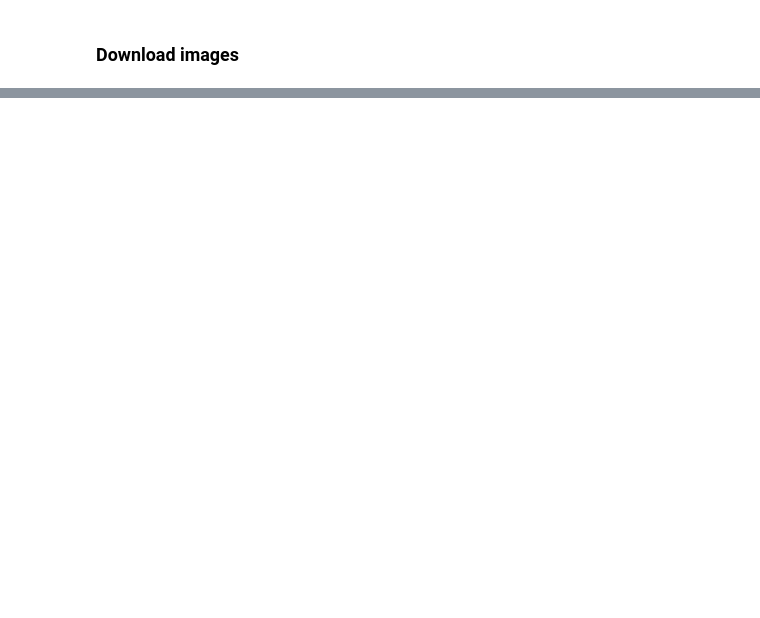
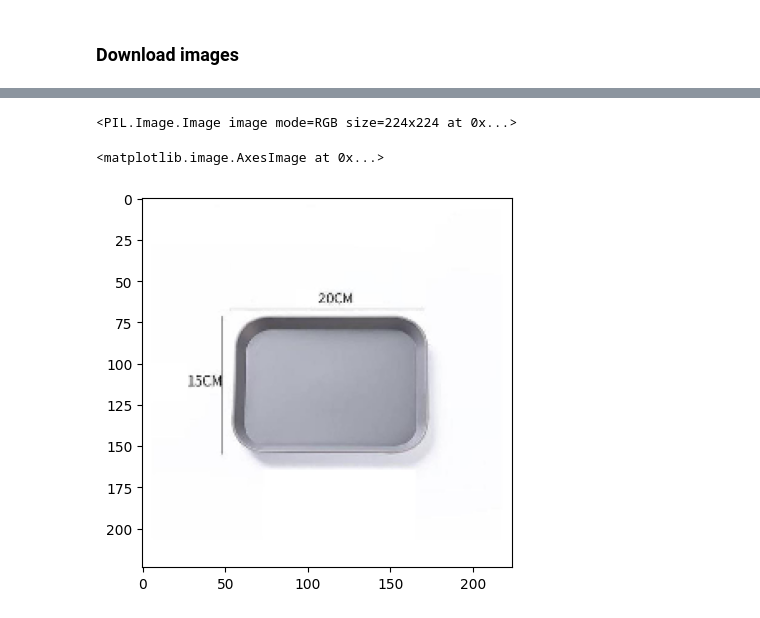
Before and after one commit to mrohith29/Amazon-ML-Hackathon, a Jupyter notebook: student_resource 3/src/test.ipynb, the cells around one changed output, grey strips where cells are left out. Saved outputs shown, nothing was run; the diff lists cells and outputs as text; code cells hidden in the pictures; blank space fills up the shorter version.

```diff
--- a/student_resource 3/src/test.ipynb
+++ b/student_resource 3/src/test.ipynb
@@ -32,0 +64,10 @@ assert len(os.listdir('../images')) > 0
+# %%
+test_image = 'E:\\github repository\\Amazon-ML-Hackathon\\student_resource 3\\images\\41-NCxNuBxL.jpg'
+Image(test_image,width=224,height=224)
+img = image.load_img(test_image, target_size=(224, 224))
+print(img)
+plt.imshow(img)
+# %% [output]
+<PIL.Image.Image image mode=RGB size=224x224 at 0x...>
+<matplotlib.image.AxesImage at 0x...>
+[figure, added]
```
Also changed, not shown: parts of 11 cells of this notebook, 3 other files.
